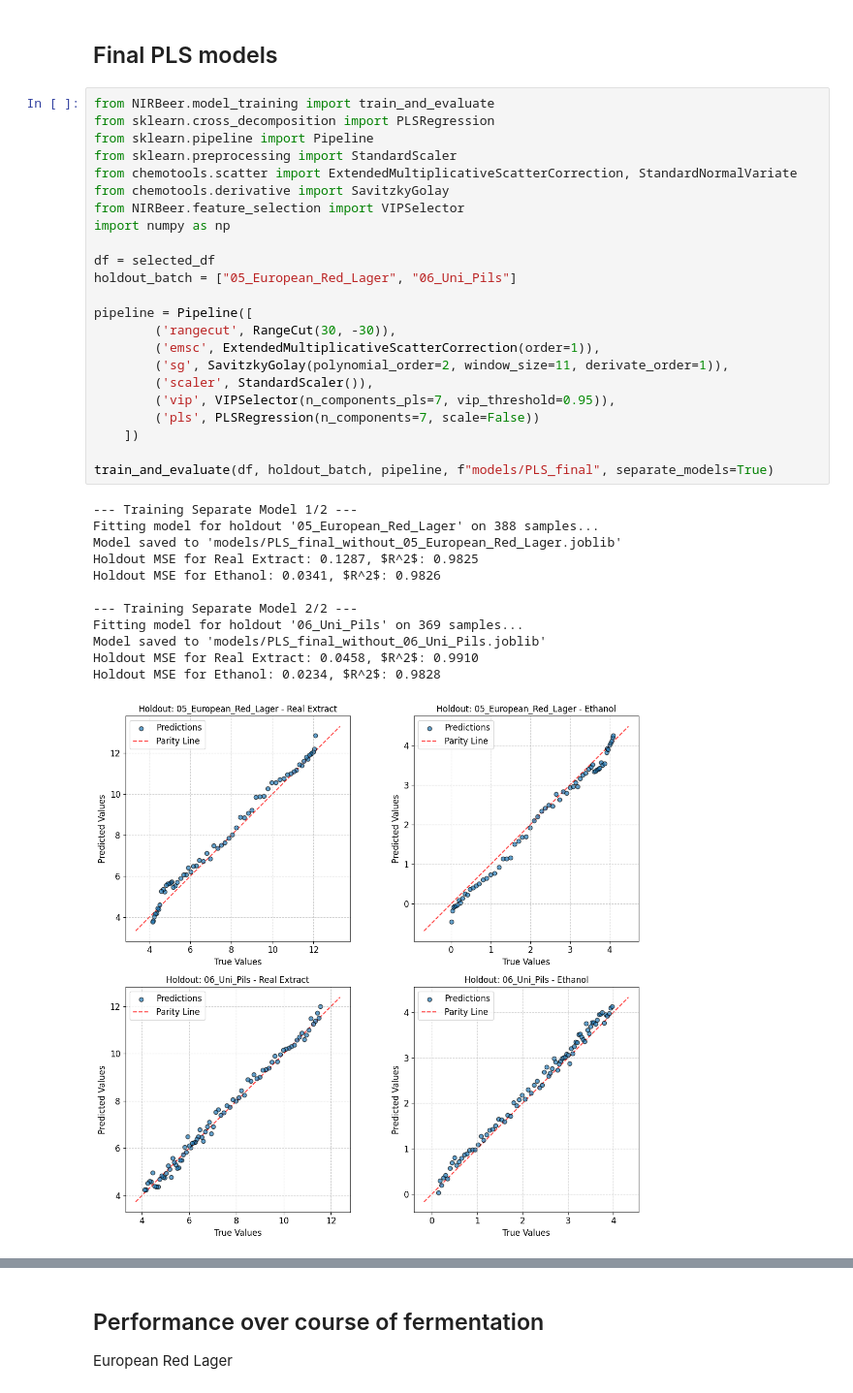
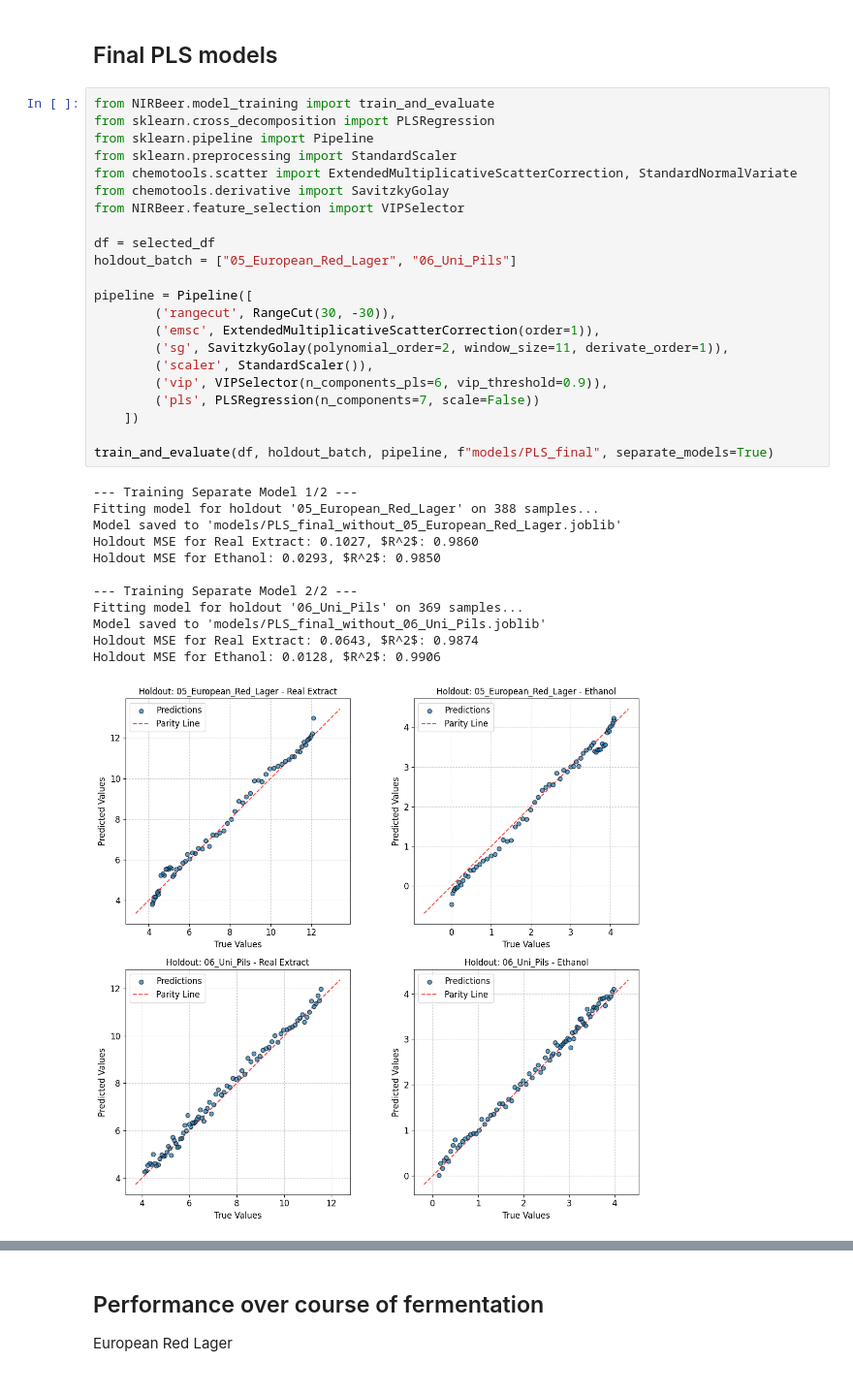
Before and after one commit to CTO-JKU/NIR-Beer-Fermentation-Monitoring, a Jupyter notebook: calibration.ipynb, the cells around one changed output, grey strips where cells are left out. Shown at 97% size. Saved outputs shown, nothing was run; the diff lists cells and outputs as text.

```diff
--- a/calibration.ipynb
+++ b/calibration.ipynb
@@ -282,38 +281,37 @@ Holdout MSE for Ethanol: 0.0291, $R^2$: 0.9794
 # %%
 from NIRBeer.model_training import train_and_evaluate
 from sklearn.cross_decomposition import PLSRegression
 from sklearn.pipeline import Pipeline
 from sklearn.preprocessing import StandardScaler
 from chemotools.scatter import ExtendedMultiplicativeScatterCorrection, StandardNormalVariate
 from chemotools.derivative import SavitzkyGolay
 from NIRBeer.feature_selection import VIPSelector
-import numpy as np
 
 df = selected_df
 holdout_batch = ["05_European_Red_Lager", "06_Uni_Pils"]
 
 pipeline = Pipeline([
         ('rangecut', RangeCut(30, -30)),
         ('emsc', ExtendedMultiplicativeScatterCorrection(order=1)),
         ('sg', SavitzkyGolay(polynomial_order=2, window_size=11, derivate_order=1)),
         ('scaler', StandardScaler()),
-        ('vip', VIPSelector(n_components_pls=7, vip_threshold=0.95)),
+        ('vip', VIPSelector(n_components_pls=6, vip_threshold=0.9)),
         ('pls', PLSRegression(n_components=7, scale=False))
     ])
 
 train_and_evaluate(df, holdout_batch, pipeline, f"models/PLS_final", separate_models=True)
 # %% [output]
 --- Training Separate Model 1/2 ---
 Fitting model for holdout '05_European_Red_Lager' on 388 samples...
 Model saved to 'models/PLS_final_without_05_European_Red_Lager.joblib'
-Holdout MSE for Real Extract: 0.1287, $R^2$: 0.9825
-Holdout MSE for Ethanol: 0.0341, $R^2$: 0.9826
+Holdout MSE for Real Extract: 0.1027, $R^2$: 0.9860
+Holdout MSE for Ethanol: 0.0293, $R^2$: 0.9850
 
 --- Training Separate Model 2/2 ---
 Fitting model for holdout '06_Uni_Pils' on 369 samples...
 Model saved to 'models/PLS_final_without_06_Uni_Pils.joblib'
-Holdout MSE for Real Extract: 0.0458, $R^2$: 0.9910
-Holdout MSE for Ethanol: 0.0234, $R^2$: 0.9828
+Holdout MSE for Real Extract: 0.0643, $R^2$: 0.9874
+Holdout MSE for Ethanol: 0.0128, $R^2$: 0.9906
-[figure, old version]
+[figure, new version]
 [{'holdout_batch': '05_European_Red_Lager',
   'best_params': 'Defaults',
```
Also changed, not shown: parts of 4 cells of this notebook, 2 other files.
